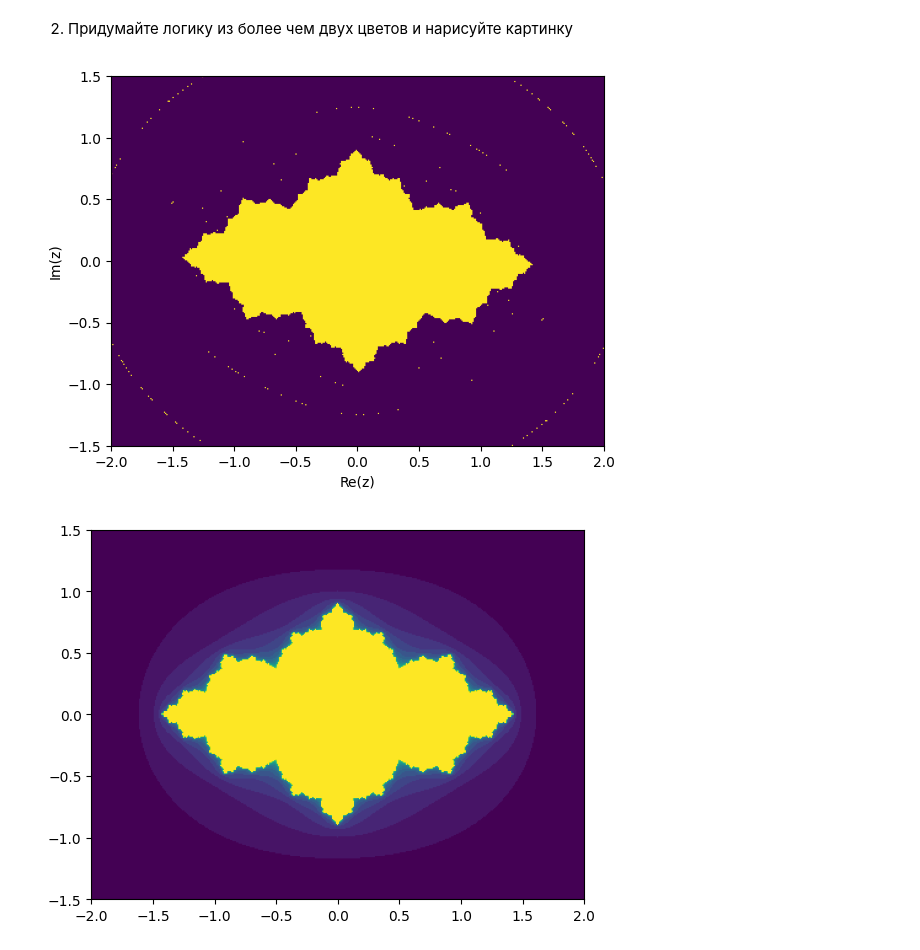
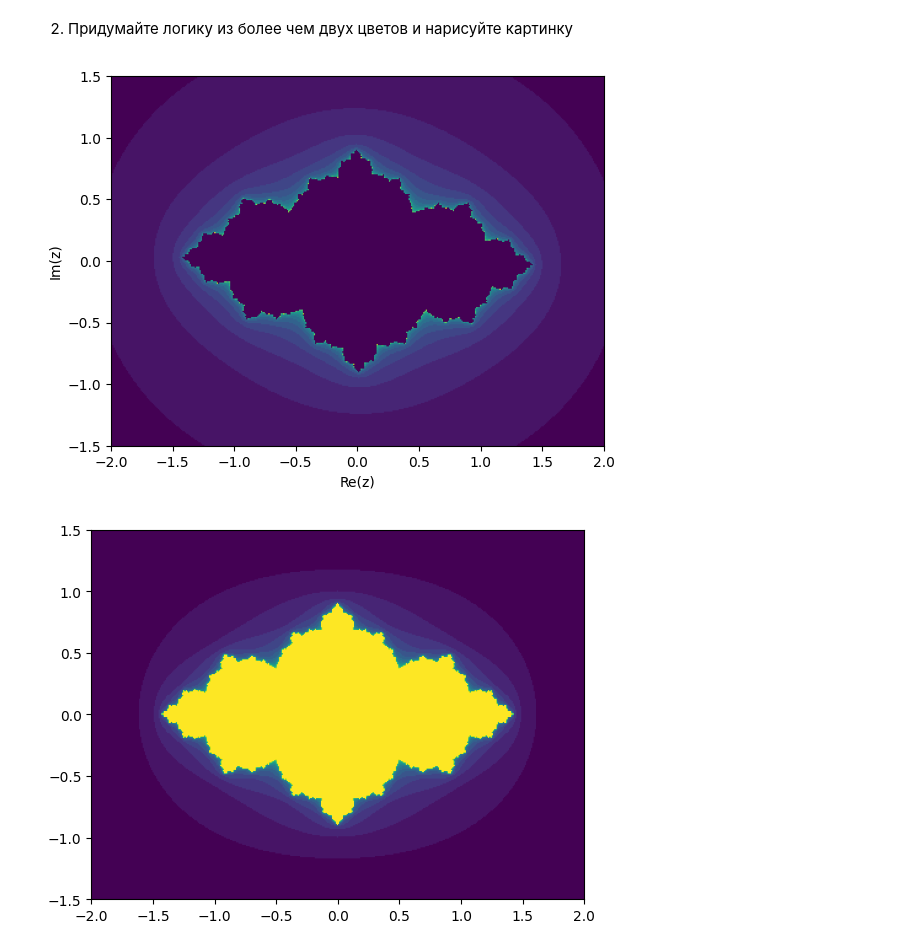
Before and after one commit to root-epifit/HPC_Sber_2025, a Jupyter notebook: Дз1_solution_IP.ipynb, the cells around one changed output. Cells and saved outputs as stored; diff of their text form; code cells hidden in the pictures.

```diff
--- a/Дз1_solution_IP.ipynb
+++ b/Дз1_solution_IP.ipynb
@@ -30,7 +32,7 @@ def iterate_until_nan(z_0: complex, c: complex, max_iterations: int = 20):
     # РЕАЛИЗОВАТЬ ВОТ ТУТ
     z = z_0
     try:
-        for i in range(1,max_iteration+1):
+        for i in range(1,max_iterations + 1):
             z = z**2 + c
             if cmath.isnan(z): return 0
     except OverflowError:
@@ -63,39 +65,36 @@ def julia(z_0: complex, c: complex = 1, n_iterations: int = 20):
     Args:
         z_0: initial value of z
         c: value of c
         max_iterations: number of maximum iterations
     Returns:
         int
     """
     # РЕАЛИЗОВАТЬ ВОТ ТУТ
     z = z_0
     try:
-        for i in range(1,max_iteration+1):
+        for i in range(1,n_iterations + 1):
             z = z**2 + c
             if cmath.isnan(z): return 0
-            #if 1 < abs(z) : return 2
-            #if 2.1 < abs(z): return 3
-            #if 4 < abs(z) and abs(z) < 5: return 3
+            if abs(z) > 4: return i
     except OverflowError:
-        #print(f"i={i}, z={z}")
         return 1
     if cmath.isnan(z): return 0
     else: return 1 # output
 
 def julia_set(c, extent=[-2, 2, -1.5, 1.5], resulotion=0.01):
     W = int(abs(extent[1] - extent[0])/resulotion)+1
     H = int(abs(extent[2] - extent[3])/resulotion)+1
     img = np.empty((H ,W))
     for i,x in enumerate(np.linspace(extent[0],extent[1],W)):
         for j,y in enumerate(np.linspace(extent[2],extent[3],H)):
             img[j,i] = julia(complex(x,y), c) # call julia() function
     return img
 
 plt.imshow(julia_set(-0.6-0.05j), extent=[-2, 2, -1.5, 1.5])
 plt.xlabel("Re(z)")
 plt.ylabel("Im(z)");
 # %% [output]
-[figure, old version]
+[figure, new version]
 # %%
 # Нарисуйте похожую картинку
 # %% [output]
```
Also changed, not shown: parts of 1 cell of this notebook.
